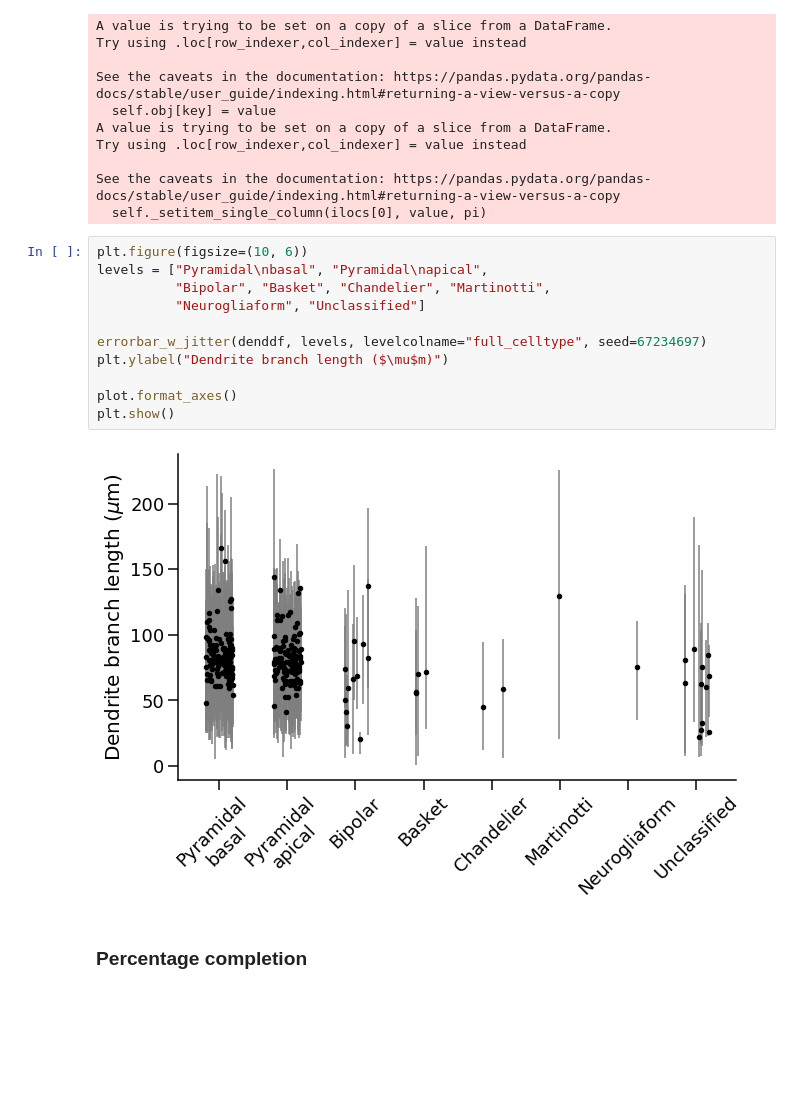
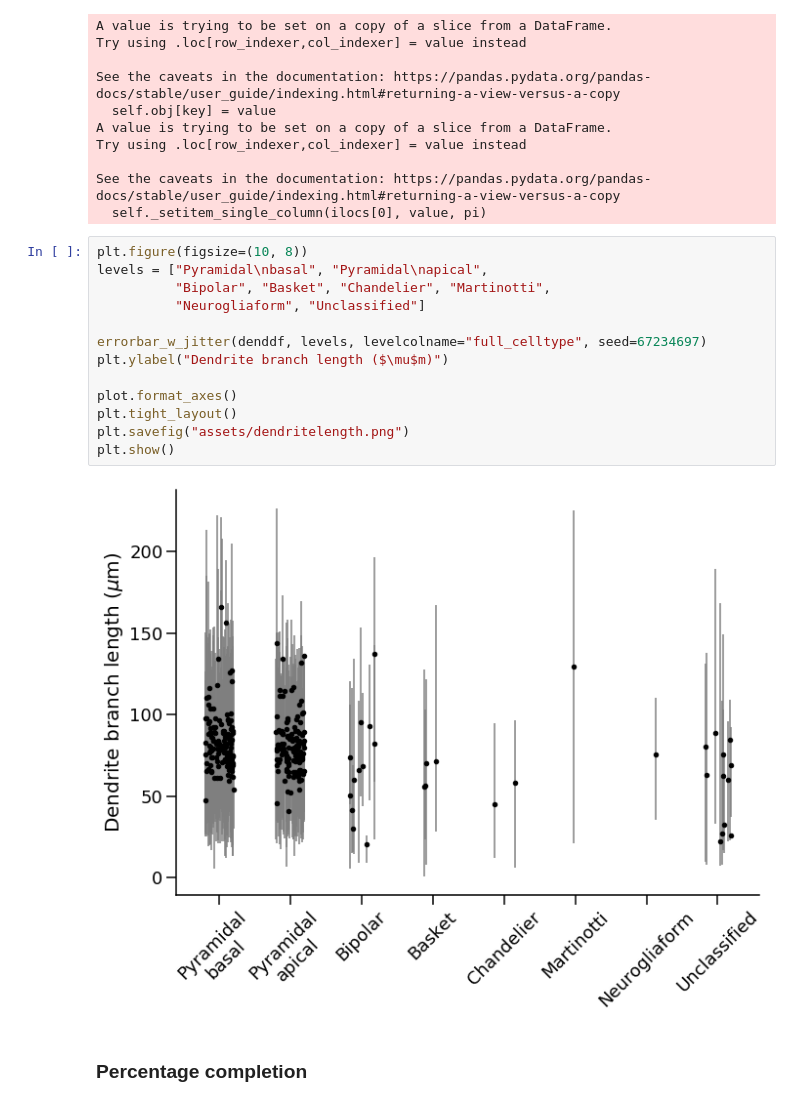
Before and after one commit to AllenInstitute/MicronsBinder, a Jupyter notebook: notebooks/multiscale/resource_statistics/neurite_lengths.ipynb, the cells around one changed output. Drawn from its saved outputs; the diff is of its cells as text; blank space fills up the shorter version.

```diff
--- a/notebooks/multiscale/resource_statistics/neurite_lengths.ipynb
+++ b/notebooks/multiscale/resource_statistics/neurite_lengths.ipynb
@@ -192,18 +192,20 @@ Try using .loc[row_indexer,col_indexer] = value instead
 See the caveats in the documentation: https://pandas.pydata.org/pandas-docs/stable/user_guide/indexing.html#returning-a-view-versus-a-copy
   self._setitem_single_column(ilocs[0], value, pi)
 # %%
-plt.figure(figsize=(10, 6))
+plt.figure(figsize=(10, 8))
 levels = ["Pyramidal\nbasal", "Pyramidal\napical",
           "Bipolar", "Basket", "Chandelier", "Martinotti",
           "Neurogliaform", "Unclassified"]
 
 errorbar_w_jitter(denddf, levels, levelcolname="full_celltype", seed=67234697)
 plt.ylabel("Dendrite branch length ($\mu$m)")
 
 plot.format_axes()
+plt.tight_layout()
+plt.savefig("assets/dendritelength.png")
 plt.show()
 # %% [output]
-[figure, old version]
+[figure, new version]
 # %% [markdown]
 ### Percentage completion
 # %%
```
Also changed, not shown: 1 other file.
